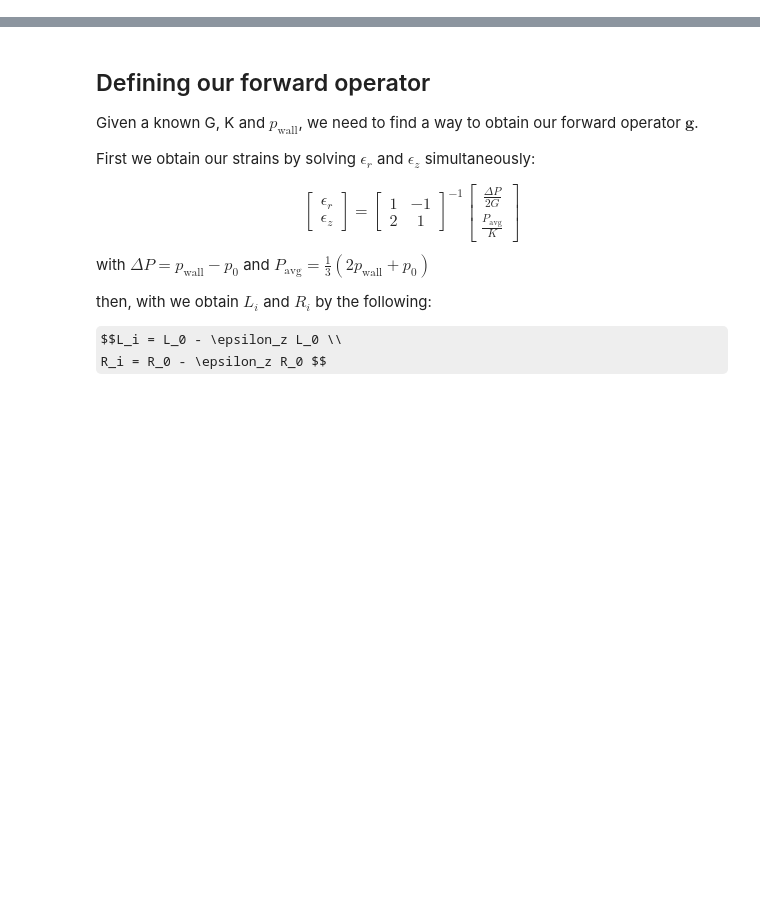
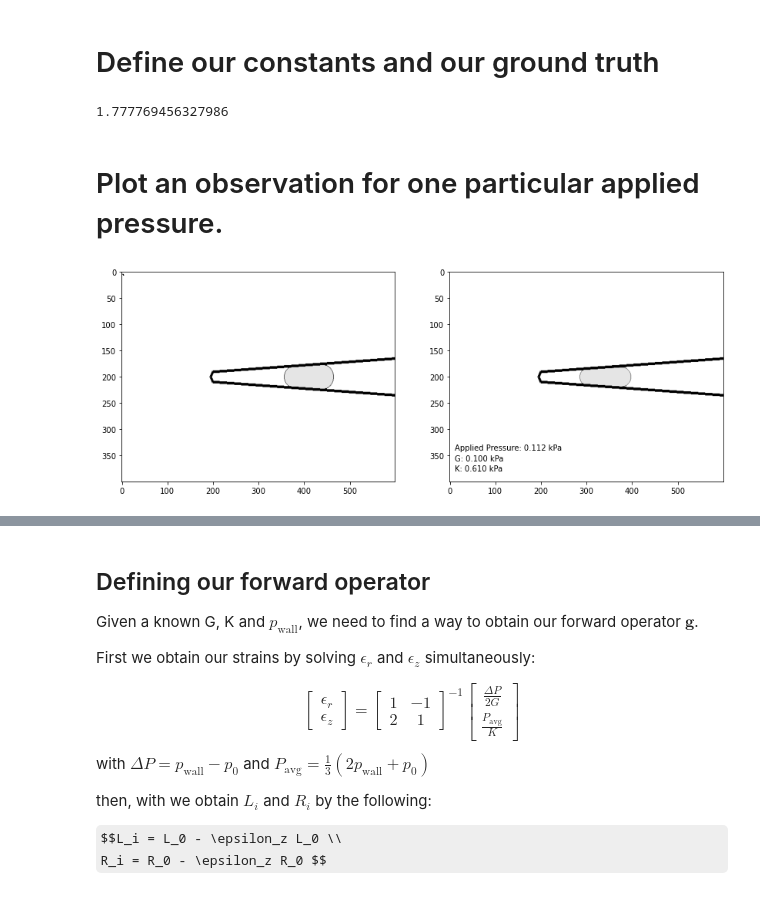
Before and after one commit to bearylogical/bayesian_mm, a Jupyter notebook: notebooks/emcee_strain_predict.ipynb, the cells around one changed output, grey strips where cells are left out. Cells and saved outputs as stored; diff of their text form; code cells hidden in the pictures; some formulas as TeX source; blank space fills up the shorter version.

```diff
--- a/notebooks/emcee_strain_predict.ipynb
+++ b/notebooks/emcee_strain_predict.ipynb
@@ -75,0 +84,2 @@ import os
+# %% [markdown]
+# Define our constants and our ground truth
@@ -75,0 +94,50 @@ import os
+# %%
+length_scale = 1e5
+# constants
+true_G = 10024.9056 / length_scale
+
+true_K = 60996.0301 / length_scale
+cov=1
+A = np.array([[1, -1], [2,  1]])
+A_inv = np.linalg.inv(A)
+
+p_0 = 11220 / length_scale
+true_p_wall = 19946.5733 / length_scale
+true_p_factor = true_p_wall / p_0 # shouldn't matter with increasing p
+
+img_resolution = (2880, 2048) # (w, h)
+r_0, l_0 = 117.9 , 313.0
+alpha = 0.064
+rr_1, ll_1 = 95.565 , 376.859
+n_l0, n_r0 = normalise_bands((l_0, r_0), img_resolution)
+n_ll_1, n_rr_1,  = normalise_bands((ll_1, rr_1), img_resolution)
+# %%
+true_p_factor
+# %% [output]
+1.777769456327986
+# %% [markdown]
+# Plot an observation for one particular applied pressure.
+# %%
+# visualize the l1, r1
+from src.utils.shapes.capillary import CapillaryImage
+from PIL import Image
+
+initial = CapillaryImage(
+        theta=alpha, l_band=n_l0, r_band=n_r0, img_size=(600, 400), taper_cutoff=200, is_deg=False, fill_alpha_outer=0
+    )
+initial_img =  Image.new(mode="L", size=initial.dim, color=255)
+initial.generate_image(initial_img, is_annotate=False)
+observed_cap = CapillaryImage(
+        theta=alpha, l_band=n_ll_1, r_band=n_rr_1, img_size=(600, 400), taper_cutoff=200, is_deg=False)
+obs_image = Image.new(mode="L", size=observed_cap.dim, color=255)
+observed_cap.generate_image(obs_image, is_annotate=False)
+fig, [ax1, ax2] = plt.subplots(ncols=2, figsize=(14,5))
+ax1.imshow(initial_img, cmap='gray', aspect='auto')
+ax2.imshow(obs_image, cmap='gray', aspect='auto')
+ax2.text(10, 340, f"Applied Pressure: {p_0:.3f} kPa")
+ax2.text(10, 360, f"G: {true_G:.3f} kPa")
+ax2.text(10, 380, f"K: {true_K:.3f} kPa")
+ax1.arrow(2, 4, 2, 2, width = 0.05)
+plt.show()
+# %% [output]
+[figure, added]
```
Also changed, not shown: parts of 68 cells of this notebook, 3 other files.
